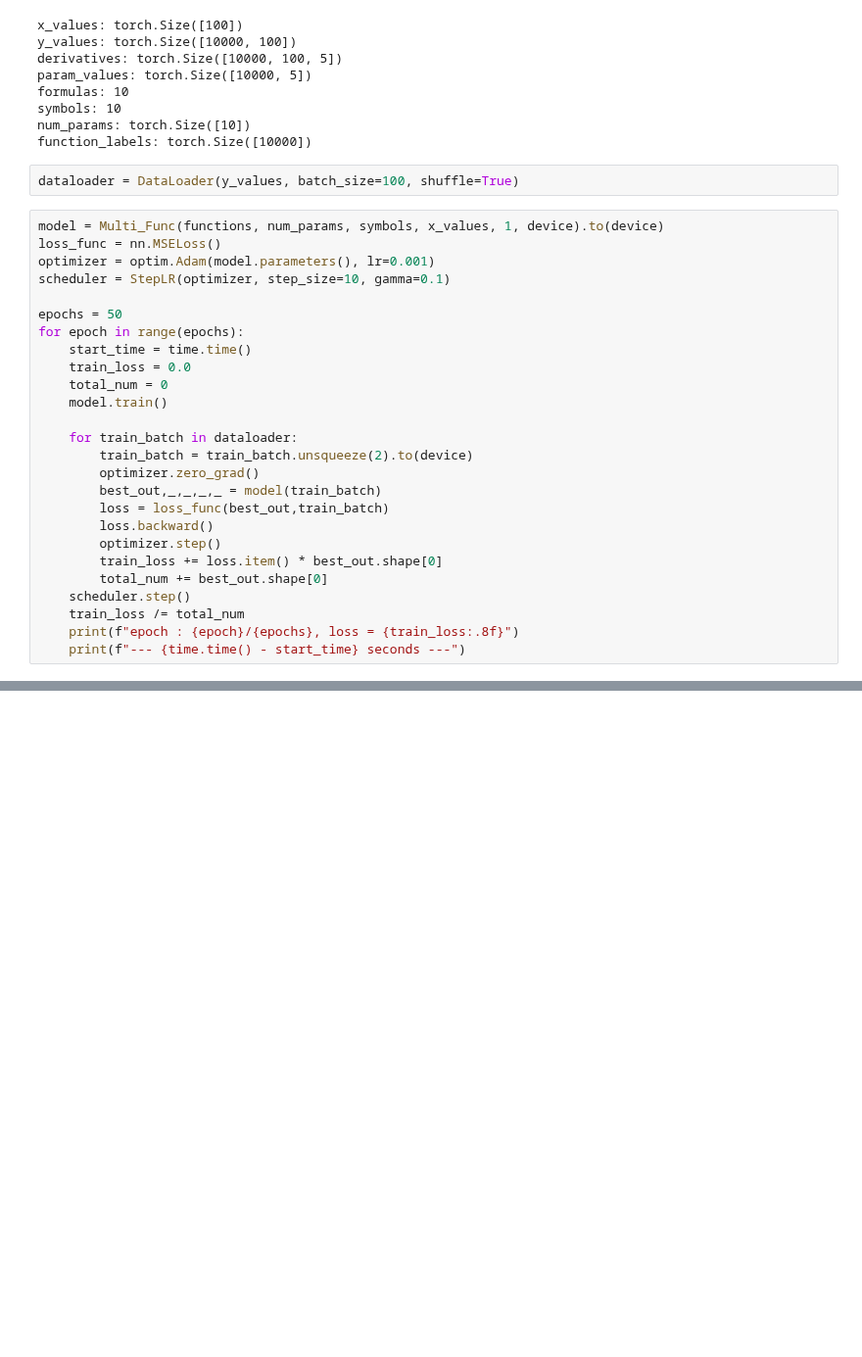
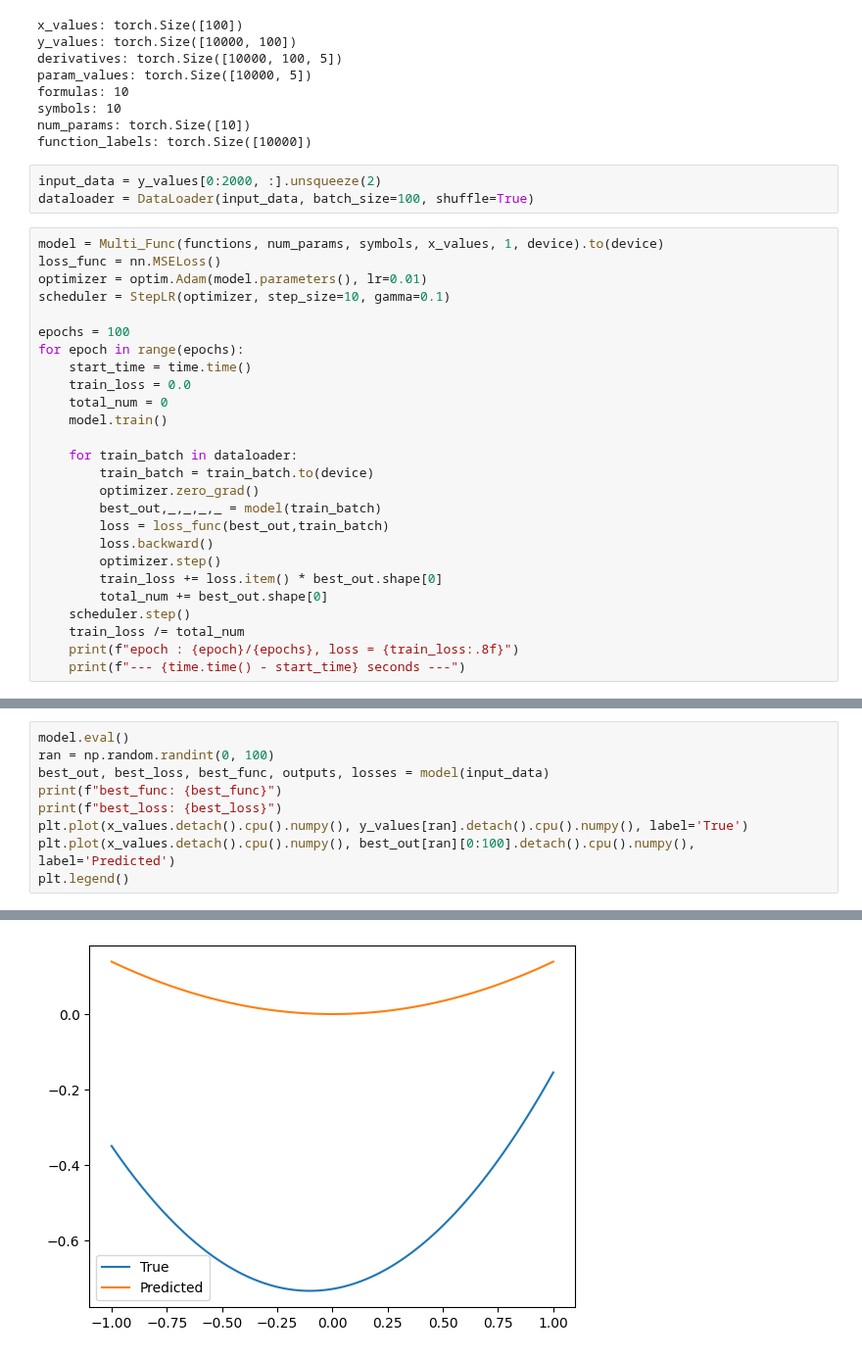
Before and after one commit to ctsai64/FeynmanEquations, a Jupyter notebook: FunctionSelectorV3.ipynb, the cells around one changed output, grey strips where cells are left out. Shown at 98% size. Saved outputs shown, nothing was run; the diff lists cells and outputs as text; blank space fills up the shorter version.

```diff
--- a/FunctionSelectorV3.ipynb
+++ b/FunctionSelectorV3.ipynb
@@ -153,14 +153,15 @@ symbols: 10
 num_params: torch.Size([10])
 function_labels: torch.Size([10000])
 # %%
-dataloader = DataLoader(y_values, batch_size=100, shuffle=True)
+input_data = y_values[0:2000, :].unsqueeze(2)
+dataloader = DataLoader(input_data, batch_size=100, shuffle=True)
 # %%
 model = Multi_Func(functions, num_params, symbols, x_values, 1, device).to(device)
 loss_func = nn.MSELoss()
-optimizer = optim.Adam(model.parameters(), lr=0.001)
+optimizer = optim.Adam(model.parameters(), lr=0.01)
 scheduler = StepLR(optimizer, step_size=10, gamma=0.1)
 
-epochs = 50
+epochs = 100
 for epoch in range(epochs):
     start_time = time.time()
     train_loss = 0.0
@@ -168,7 +169,7 @@ for epoch in range(epochs):
     model.train()
 
     for train_batch in dataloader:
-        train_batch = train_batch.unsqueeze(2).to(device)
+        train_batch = train_batch.to(device)
         optimizer.zero_grad()
         best_out,_,_,_,_ = model(train_batch)
         loss = loss_func(best_out,train_batch)
@@ -201,0 +202,10 @@ KeyboardInterrupt:
+# %%
+model.eval()
+ran = np.random.randint(0, 100)
+best_out, best_loss, best_func, outputs, losses = model(input_data)
+print(f"best_func: {best_func}")
+print(f"best_loss: {best_loss}")
+plt.plot(x_values.detach().cpu().numpy(), y_values[ran].detach().cpu().numpy(), label='True')
+plt.plot(x_values.detach().cpu().numpy(), best_out[ran][0:100].detach().cpu().numpy(), label='Predicted')
+plt.legend()
+# %% [output]
@@ -201,0 +215 @@ KeyboardInterrupt:
+[figure, added]
```
Also changed, not shown: parts of 2 cells of this notebook.
